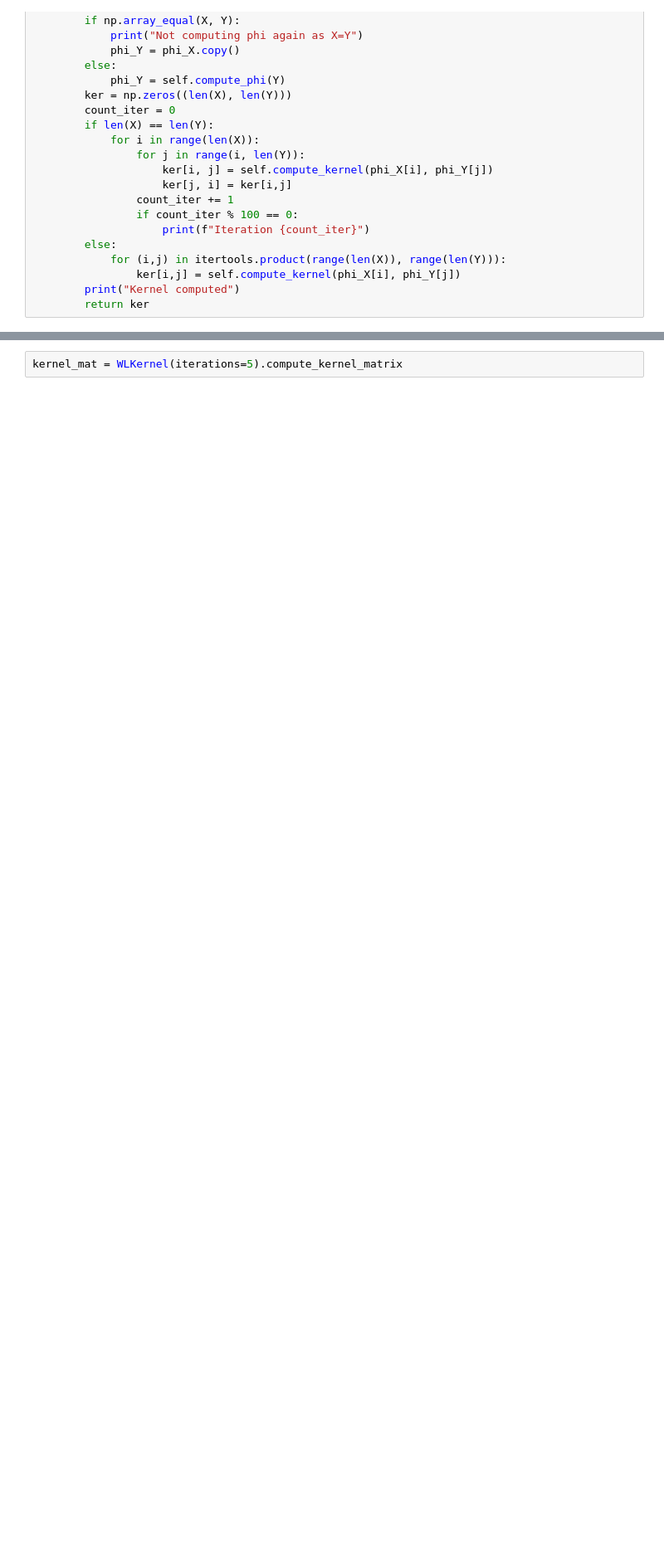
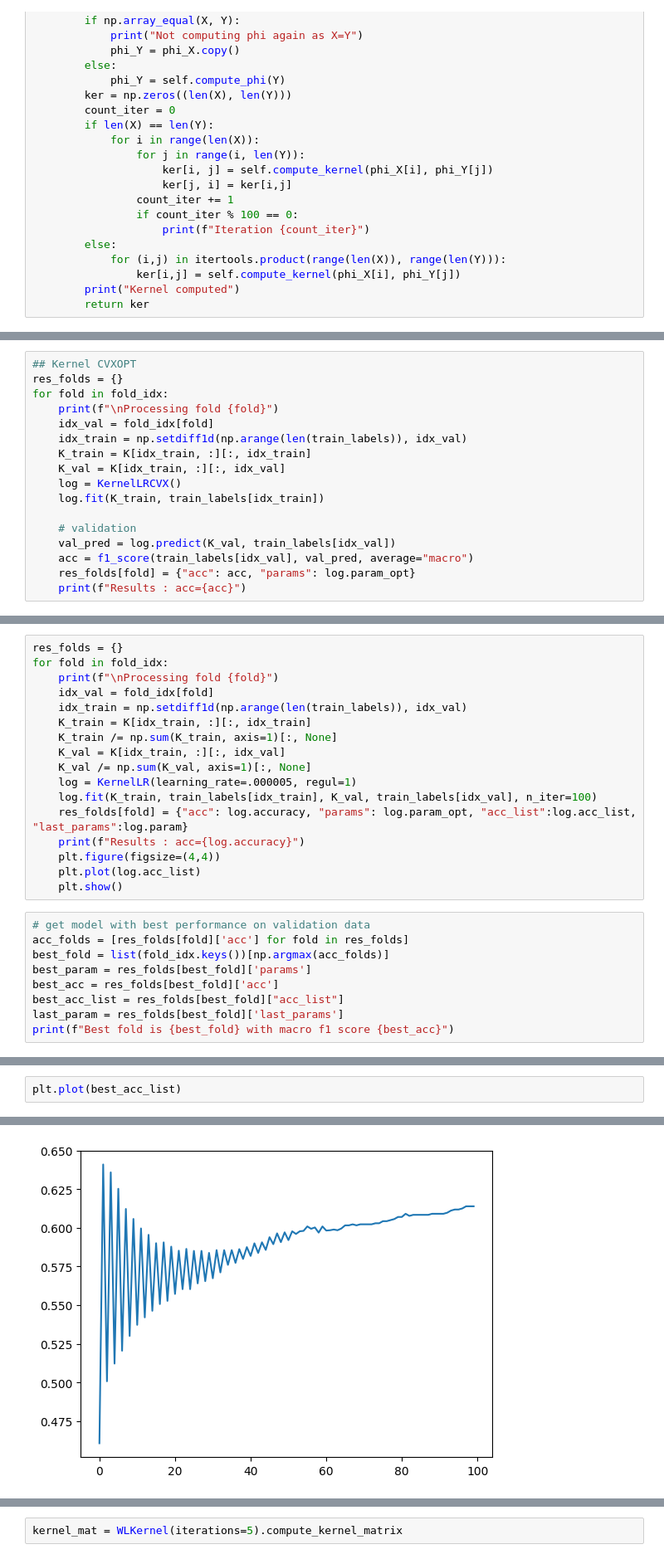
Before and after one commit to EmmaBouhanna/ChallengeKernel, a Jupyter notebook: KernelPerceptron.ipynb, the cells around one changed output, grey strips where cells are left out. Shown at 83% size. Drawn from its saved outputs; the diff is of its cells as text; blank space fills up the shorter version.

```diff
--- a/KernelPerceptron.ipynb
+++ b/KernelPerceptron.ipynb
@@ -206,0 +313,17 @@ class KernelLogisticRegression:
+# %%
+## Kernel CVXOPT
+res_folds = {}
+for fold in fold_idx:
+    print(f"\nProcessing fold {fold}")
+    idx_val = fold_idx[fold]
+    idx_train = np.setdiff1d(np.arange(len(train_labels)), idx_val)
+    K_train = K[idx_train, :][:, idx_train]
+    K_val = K[idx_train, :][:, idx_val]
+    log = KernelLRCVX()
+    log.fit(K_train, train_labels[idx_train])
+
+    # validation
+    val_pred = log.predict(K_val, train_labels[idx_val])
+    acc = f1_score(train_labels[idx_val], val_pred, average="macro")
+    res_folds[fold] = {"acc": acc, "params": log.param_opt}
+    print(f"Results : acc={acc}")
@@ -206,0 +348,26 @@ class KernelLogisticRegression:
+# %%
+res_folds = {}
+for fold in fold_idx:
+    print(f"\nProcessing fold {fold}")
+    idx_val = fold_idx[fold]
+    idx_train = np.setdiff1d(np.arange(len(train_labels)), idx_val)
+    K_train = K[idx_train, :][:, idx_train]
+    K_train /= np.sum(K_train, axis=1)[:, None]
+    K_val = K[idx_train, :][:, idx_val]
+    K_val /= np.sum(K_val, axis=1)[:, None]
+    log = KernelLR(learning_rate=.000005, regul=1)
+    log.fit(K_train, train_labels[idx_train], K_val, train_labels[idx_val], n_iter=100)
+    res_folds[fold] = {"acc": log.accuracy, "params": log.param_opt, "acc_list":log.acc_list, "last_params":log.param}
+    print(f"Results : acc={log.accuracy}")
+    plt.figure(figsize=(4,4))
+    plt.plot(log.acc_list)
+    plt.show()
+# %%
+# get model with best performance on validation data
+acc_folds = [res_folds[fold]['acc'] for fold in res_folds]
+best_fold = list(fold_idx.keys())[np.argmax(acc_folds)]
+best_param = res_folds[best_fold]['params']
+best_acc = res_folds[best_fold]['acc']
+best_acc_list = res_folds[best_fold]["acc_list"]
+last_param = res_folds[best_fold]['last_params']
+print(f"Best fold is {best_fold} with macro f1 score {best_acc}")
@@ -206,0 +376,3 @@ class KernelLogisticRegression:
+# %%
+plt.plot(best_acc_list)
+# %% [output]
@@ -206,0 +380 @@ class KernelLogisticRegression:
+[figure, added]
```
Also changed, not shown: parts of 35 cells of this notebook.
